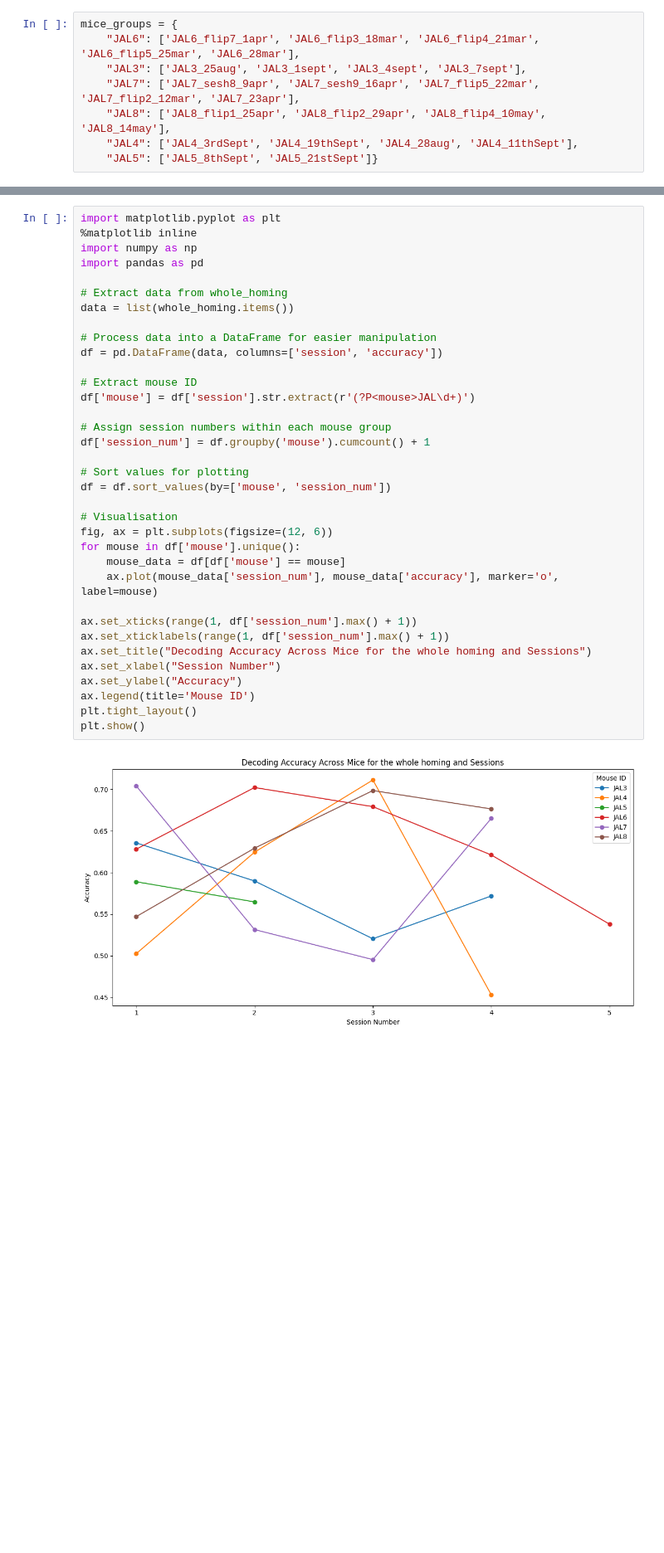
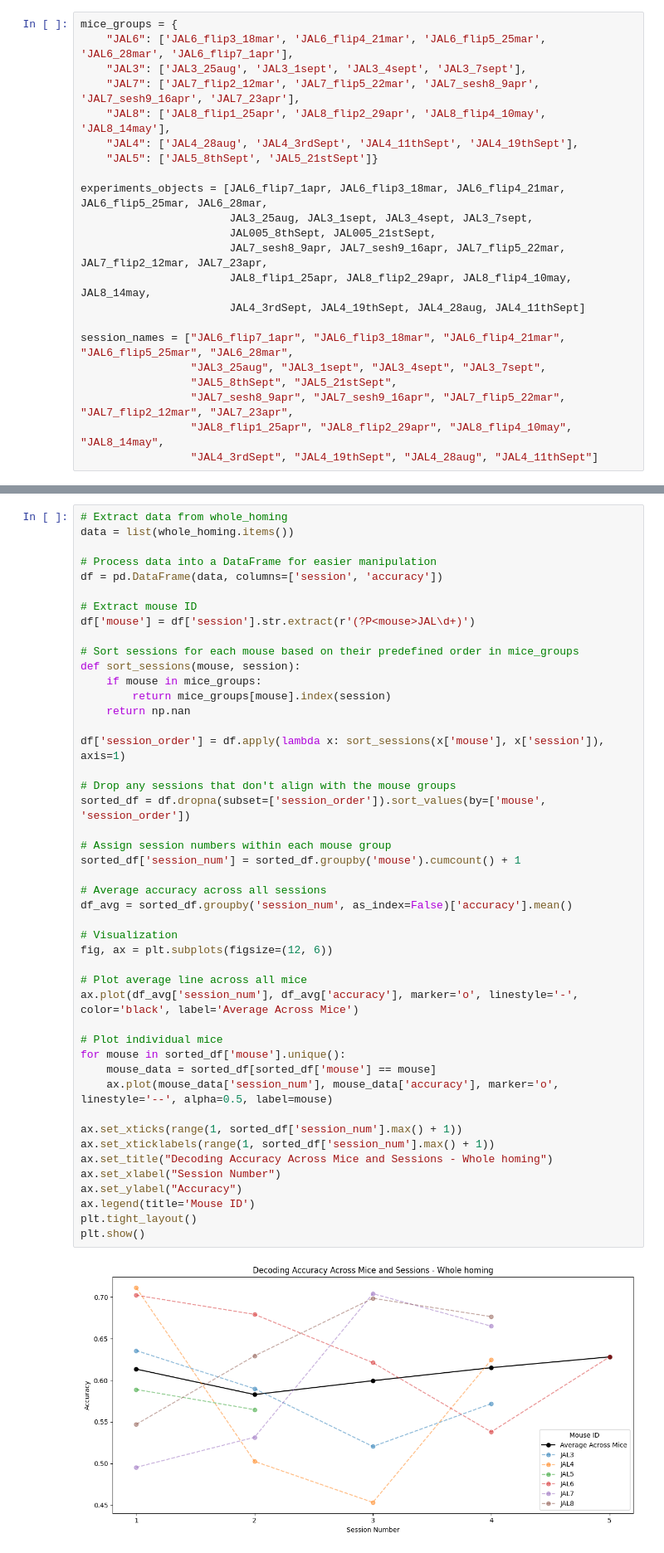
Before and after one commit to BrancoLab/JAL2_subgoal_pipeline, a Jupyter notebook: behave_analysis/analyze/overview/homing_analysis/decode_spatial_eff.ipynb, the cells around one changed output, grey strips where cells are left out. Shown at 83% size. Drawn from its saved outputs; the diff is of its cells as text; blank space fills up the shorter version.

```diff
--- a/behave_analysis/analyze/overview/homing_analysis/decode_spatial_eff.ipynb
+++ b/behave_analysis/analyze/overview/homing_analysis/decode_spatial_eff.ipynb
@@ -36,8 +33,22 @@ Hash map session names to session objects excluding tinny barrier sessions
 # %%
 mice_groups = {
-    "JAL6": ['JAL6_flip7_1apr', 'JAL6_flip3_18mar', 'JAL6_flip4_21mar', 'JAL6_flip5_25mar', 'JAL6_28mar'],
+    "JAL6": ['JAL6_flip3_18mar', 'JAL6_flip4_21mar', 'JAL6_flip5_25mar', 'JAL6_28mar', 'JAL6_flip7_1apr'],
     "JAL3": ['JAL3_25aug', 'JAL3_1sept', 'JAL3_4sept', 'JAL3_7sept'],
-    "JAL7": ['JAL7_sesh8_9apr', 'JAL7_sesh9_16apr', 'JAL7_flip5_22mar', 'JAL7_flip2_12mar', 'JAL7_23apr'],
+    "JAL7": ['JAL7_flip2_12mar', 'JAL7_flip5_22mar', 'JAL7_sesh8_9apr', 'JAL7_sesh9_16apr', 'JAL7_23apr'],
     "JAL8": ['JAL8_flip1_25apr', 'JAL8_flip2_29apr', 'JAL8_flip4_10may', 'JAL8_14may'],
-    "JAL4": ['JAL4_3rdSept', 'JAL4_19thSept', 'JAL4_28aug', 'JAL4_11thSept'],
+    "JAL4": ['JAL4_28aug', 'JAL4_3rdSept', 'JAL4_11thSept', 'JAL4_19thSept'],
     "JAL5": ['JAL5_8thSept', 'JAL5_21stSept']}
+
+experiments_objects = [JAL6_flip7_1apr, JAL6_flip3_18mar, JAL6_flip4_21mar, JAL6_flip5_25mar, JAL6_28mar,
+                       JAL3_25aug, JAL3_1sept, JAL3_4sept, JAL3_7sept,
+                       JAL005_8thSept, JAL005_21stSept,
+                       JAL7_sesh8_9apr, JAL7_sesh9_16apr, JAL7_flip5_22mar, JAL7_flip2_12mar, JAL7_23apr,
+                       JAL8_flip1_25apr, JAL8_flip2_29apr, JAL8_flip4_10may, JAL8_14may,
+                       JAL4_3rdSept, JAL4_19thSept, JAL4_28aug, JAL4_11thSept]
+
+session_names = ["JAL6_flip7_1apr", "JAL6_flip3_18mar", "JAL6_flip4_21mar", "JAL6_flip5_25mar", "JAL6_28mar",
+                 "JAL3_25aug", "JAL3_1sept", "JAL3_4sept", "JAL3_7sept",
+                 "JAL5_8thSept", "JAL5_21stSept",
+                 "JAL7_sesh8_9apr", "JAL7_sesh9_16apr", "JAL7_flip5_22mar", "JAL7_flip2_12mar", "JAL7_23apr",
+                 "JAL8_flip1_25apr", "JAL8_flip2_29apr", "JAL8_flip4_10may", "JAL8_14may",
+                 "JAL4_3rdSept", "JAL4_19thSept", "JAL4_28aug", "JAL4_11thSept"]
@@ -506,37 +410,48 @@ Mean accuracy for session JAL4_11thSept: 0.45333940117323684
 # %%
-import matplotlib.pyplot as plt
-%matplotlib inline
-import numpy as np
-import pandas as pd
-
 # Extract data from whole_homing
 data = list(whole_homing.items())
 
 # Process data into a DataFrame for easier manipulation
 df = pd.DataFrame(data, columns=['session', 'accuracy'])
 
 # Extract mouse ID
 df['mouse'] = df['session'].str.extract(r'(?P<mouse>JAL\d+)')
 
+# Sort sessions for each mouse based on their predefined order in mice_groups
+def sort_sessions(mouse, session):
+    if mouse in mice_groups:
+        return mice_groups[mouse].index(session)
+    return np.nan
+
+df['session_order'] = df.apply(lambda x: sort_sessions(x['mouse'], x['session']), axis=1)
+
+# Drop any sessions that don't align with the mouse groups
+sorted_df = df.dropna(subset=['session_order']).sort_values(by=['mouse', 'session_order'])
+
 # Assign session numbers within each mouse group
-df['session_num'] = df.groupby('mouse').cumcount() + 1
+sorted_df['session_num'] = sorted_df.groupby('mouse').cumcount() + 1
 
-# Sort values for plotting
-df = df.sort_values(by=['mouse', 'session_num'])
+# Average accuracy across all sessions
+df_avg = sorted_df.groupby('session_num', as_index=False)['accuracy'].mean()
 
-# Visualisation
+# Visualization
 fig, ax = plt.subplots(figsize=(12, 6))
-for mouse in df['mouse'].unique():
-    mouse_data = df[df['mouse'] == mouse]
-    ax.plot(mouse_data['session_num'], mouse_data['accuracy'], marker='o', label=mouse)
 
-ax.set_xticks(range(1, df['session_num'].max() + 1))
-ax.set_xticklabels(range(1, df['session_num'].max() + 1))
-ax.set_title("Decoding Accuracy Across Mice for the whole homing and Sessions")
+# Plot average line across all mice
+ax.plot(df_avg['session_num'], df_avg['accuracy'], marker='o', linestyle='-', color='black', label='Average Across Mice')
+
+# Plot individual mice
+for mouse in sorted_df['mouse'].unique():
+    mouse_data = sorted_df[sorted_df['mouse'] == mouse]
+    ax.plot(mouse_data['session_num'], mouse_data['accuracy'], marker='o', linestyle='--', alpha=0.5, label=mouse)
+
+ax.set_xticks(range(1, sorted_df['session_num'].max() + 1))
+ax.set_xticklabels(range(1, sorted_df['session_num'].max() + 1))
+ax.set_title("Decoding Accuracy Across Mice and Sessions - Whole homing")
 ax.set_xlabel("Session Number")
 ax.set_ylabel("Accuracy")
 ax.legend(title='Mouse ID')
 plt.tight_layout()
 plt.show()
 # %% [output]
-[figure, old version]
+[figure, new version]
```
Also changed, not shown: parts of 29 cells of this notebook.
